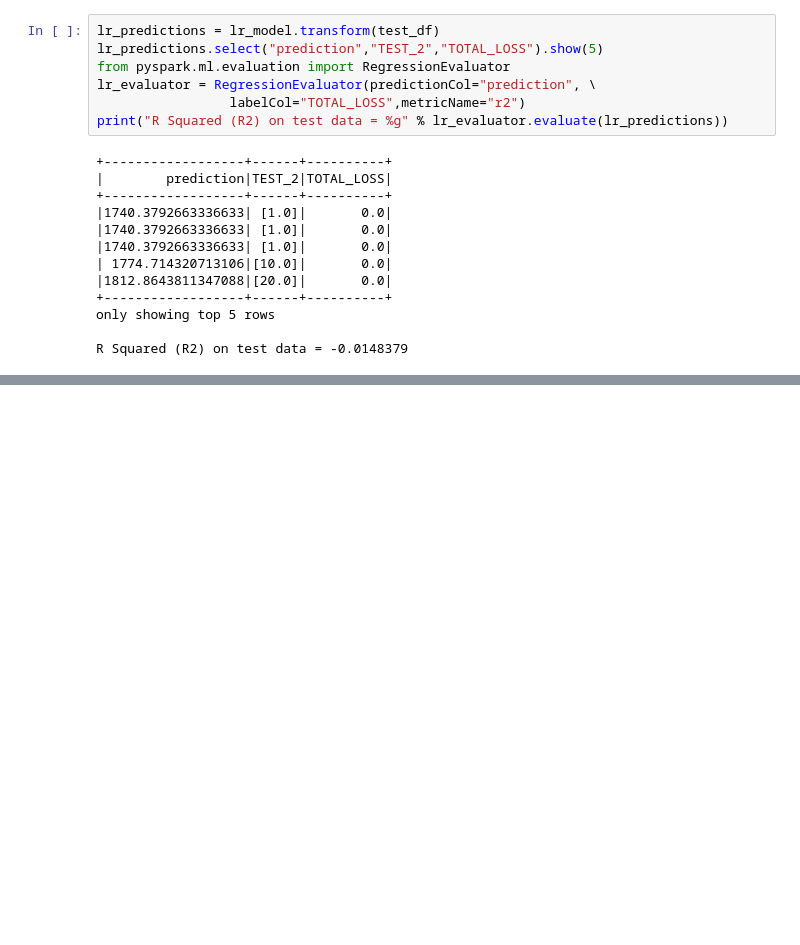
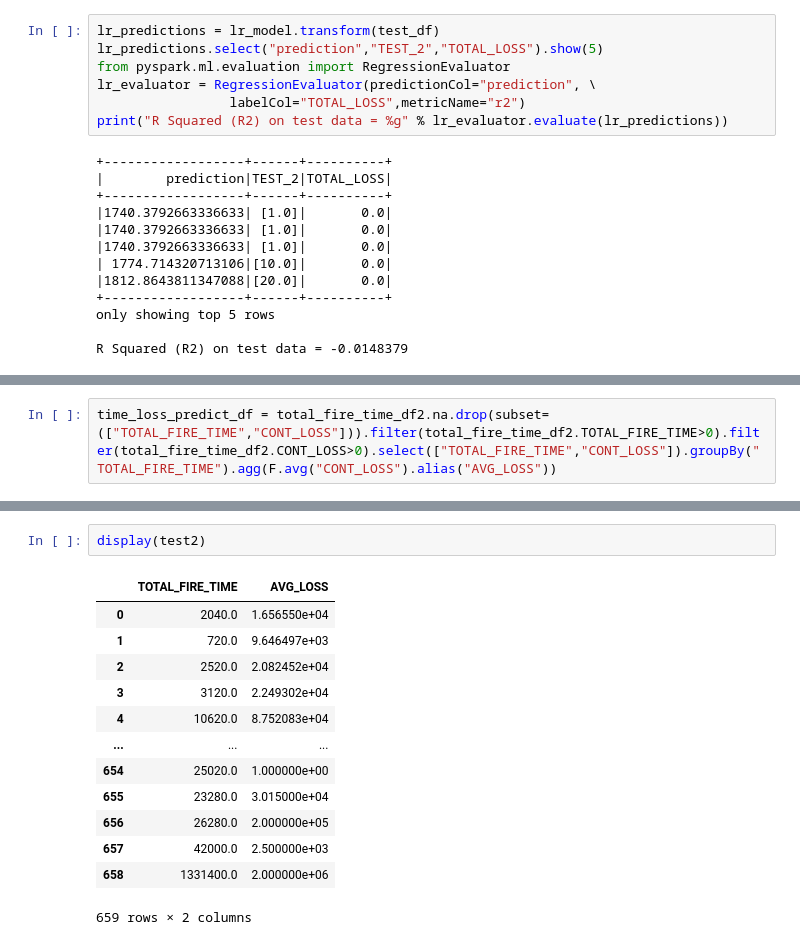
Before and after one commit to abhiman23897/fire-hazard-analytics, a Jupyter notebook: analysis.ipynb, the cells around one changed output, grey strips where cells are left out. Drawn from its saved outputs; the diff is of its cells as text; blank space fills up the shorter version.

```diff
--- a/analysis.ipynb
+++ b/analysis.ipynb
@@ -359,0 +425,2 @@ R Squared (R2) on test data = -0.0148379
+# %%
+time_loss_predict_df = total_fire_time_df2.na.drop(subset=(["TOTAL_FIRE_TIME","CONT_LOSS"])).filter(total_fire_time_df2.TOTAL_FIRE_TIME>0).filter(total_fire_time_df2.CONT_LOSS>0).select(["TOTAL_FIRE_TIME","CONT_LOSS"]).groupBy("TOTAL_FIRE_TIME").agg(F.avg("CONT_LOSS").alias("AVG_LOSS"))
@@ -359,0 +432,16 @@ R Squared (R2) on test data = -0.0148379
+# %%
+display(test2)
+# %% [output]
+|  | TOTAL_FIRE_TIME | AVG_LOSS |
+| 0 | 2040.0 | 1.656550e+04 |
+| 1 | 720.0 | 9.646497e+03 |
+| 2 | 2520.0 | 2.082452e+04 |
+| 3 | 3120.0 | 2.249302e+04 |
+| 4 | 10620.0 | 8.752083e+04 |
+| ... | ... | ... |
+| 654 | 25020.0 | 1.000000e+00 |
+| 655 | 23280.0 | 3.015000e+04 |
+| 656 | 26280.0 | 2.000000e+05 |
+| 657 | 42000.0 | 2.500000e+03 |
+| 658 | 1331400.0 | 2.000000e+06 |
+659 rows × 2 columns
```
Also changed, not shown: parts of 38 cells of this notebook.
